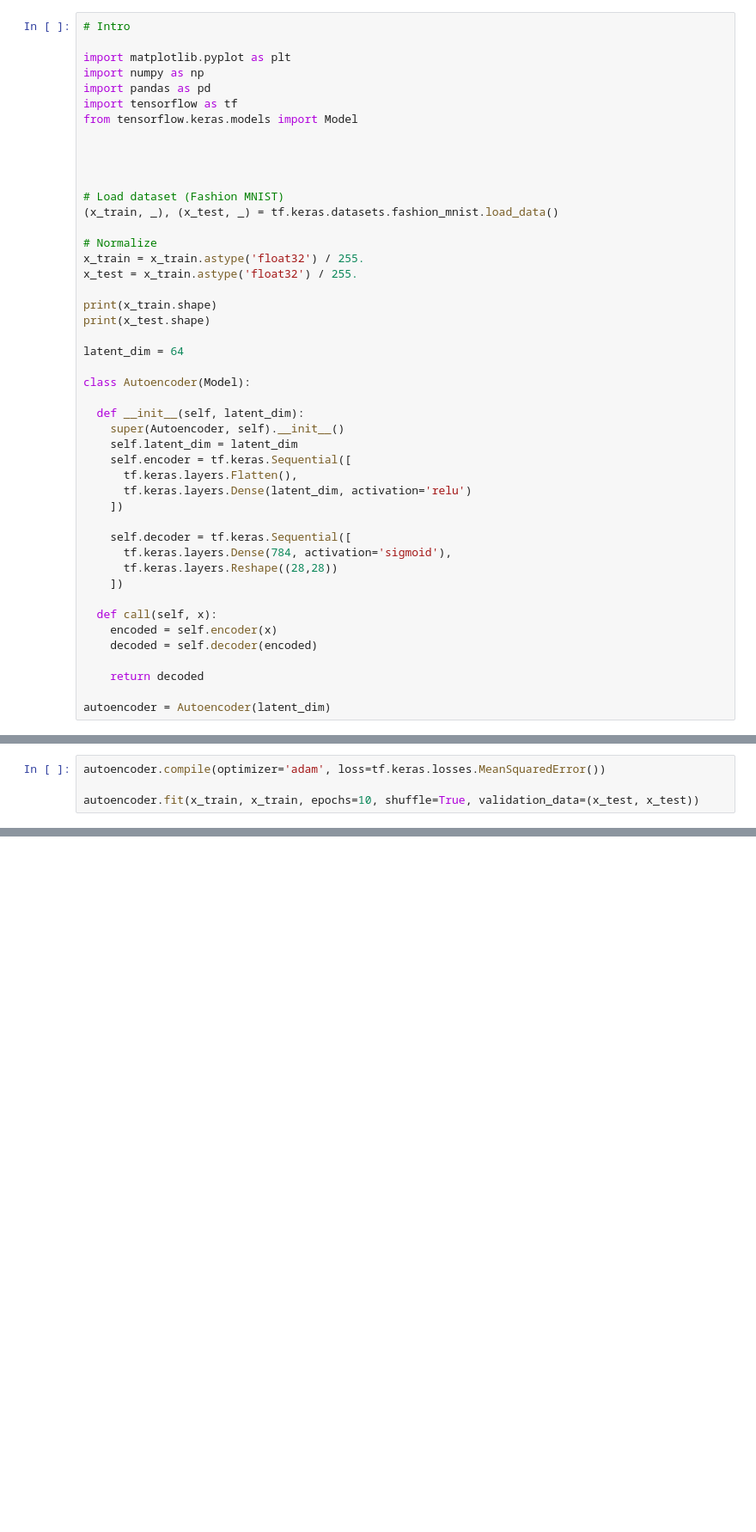
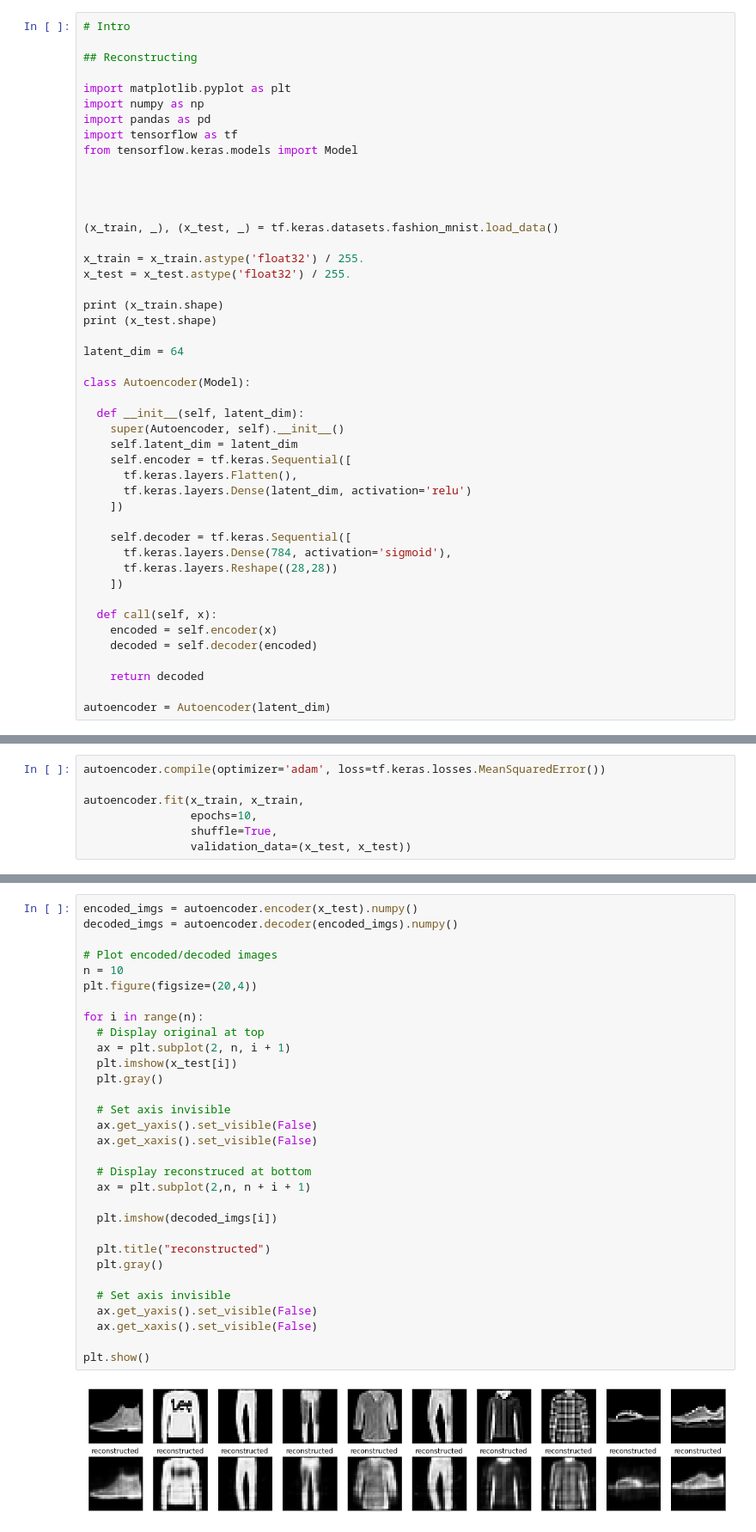
Before and after one commit to git-bauerseb/deep-learning, a Jupyter notebook: autoencoder.ipynb, the cells around one changed output, grey strips where cells are left out. Shown: that part at 86% size. Cells and saved outputs as stored; diff of their text form; blank space fills up the shorter version.

Commit message:
Image reconstruction and error comparison

```diff
--- a/autoencoder.ipynb
+++ b/autoencoder.ipynb
@@ -2,6 +2,8 @@
 <a href="https://colab.research.google.com/github/git-bauerseb/deep-learning/blob/main/autoencoder.ipynb" target="_parent"><img src="https://colab.research.google.com/assets/colab-badge.svg" alt="Open In Colab"/></a>
 # %%
 # Intro
+
+## Reconstructing
 
 import matplotlib.pyplot as plt
 import numpy as np
@@ -12,15 +14,13 @@ from tensorflow.keras.models import Model
 
 
 
-# Load dataset (Fashion MNIST)
 (x_train, _), (x_test, _) = tf.keras.datasets.fashion_mnist.load_data()
 
-# Normalize
 x_train = x_train.astype('float32') / 255.
-x_test = x_train.astype('float32') / 255.
+x_test = x_test.astype('float32') / 255.
 
-print(x_train.shape)
-print(x_test.shape)
+print (x_train.shape)
+print (x_test.shape)
 
 latent_dim = 64
 
@@ -52,6 +63,9 @@ autoencoder = Autoencoder(latent_dim)
 # %%
 autoencoder.compile(optimizer='adam', loss=tf.keras.losses.MeanSquaredError())
 
-autoencoder.fit(x_train, x_train, epochs=10, shuffle=True, validation_data=(x_test, x_test))
+autoencoder.fit(x_train, x_train,
+                epochs=10,
+                shuffle=True,
+                validation_data=(x_test, x_test))
 # %% [output]
 Epoch 1/10
@@ -82,0 +92,33 @@ decoded_imgs = autoencoder.decoder(encoded_imgs).numpy()
+# %%
+encoded_imgs = autoencoder.encoder(x_test).numpy()
+decoded_imgs = autoencoder.decoder(encoded_imgs).numpy()
+
+# Plot encoded/decoded images
+n = 10
+plt.figure(figsize=(20,4))
+
+for i in range(n):
+  # Display original at top
+  ax = plt.subplot(2, n, i + 1)
+  plt.imshow(x_test[i])
+  plt.gray()
+
+  # Set axis invisible
+  ax.get_yaxis().set_visible(False)
+  ax.get_xaxis().set_visible(False)
+
+  # Display reconstruced at bottom
+  ax = plt.subplot(2,n, n + i + 1)
+
+  plt.imshow(decoded_imgs[i])
+
+  plt.title("reconstructed")
+  plt.gray()
+
+  # Set axis invisible
+  ax.get_yaxis().set_visible(False)
+  ax.get_xaxis().set_visible(False)
+
+plt.show()
+# %% [output]
+[figure, added]
```
Also changed, not shown: parts of 5 cells of this notebook.
